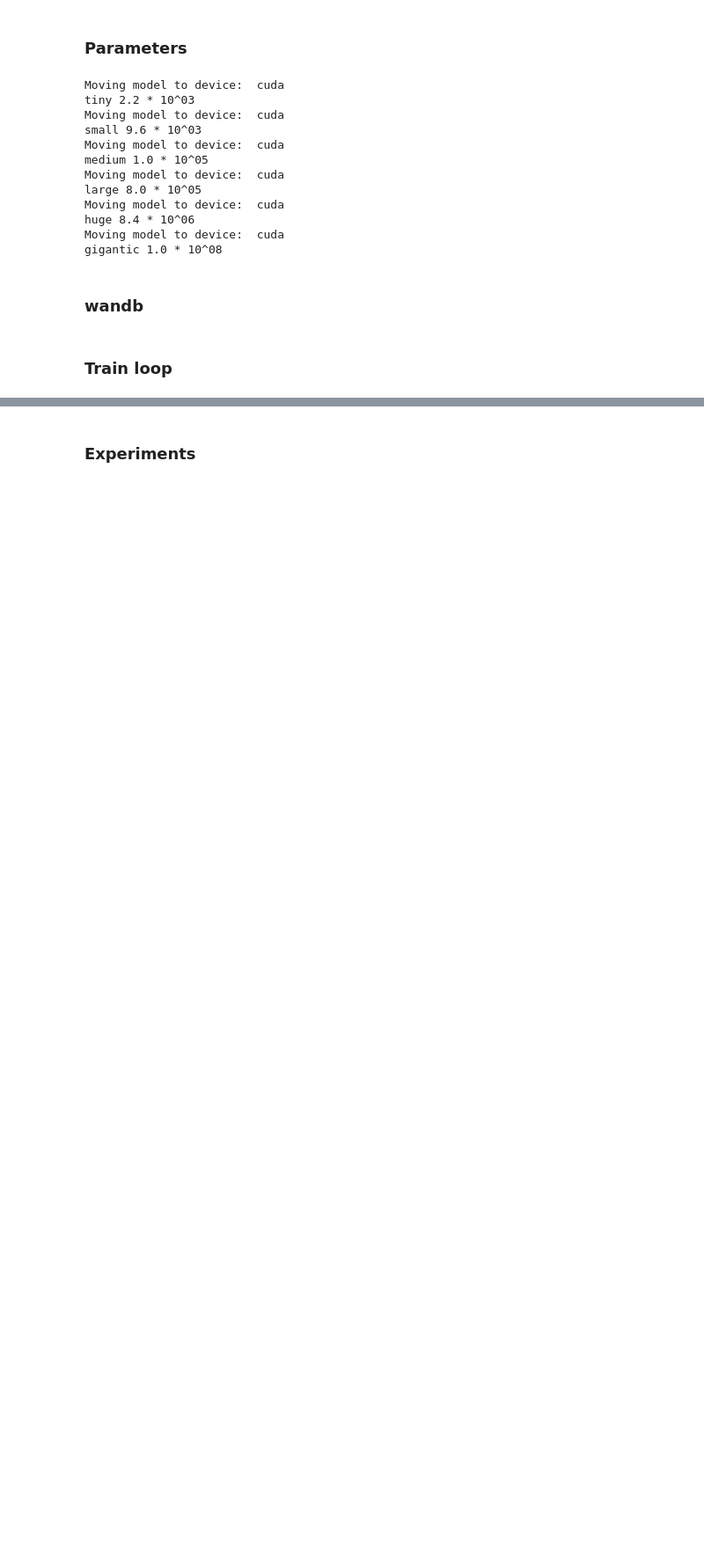
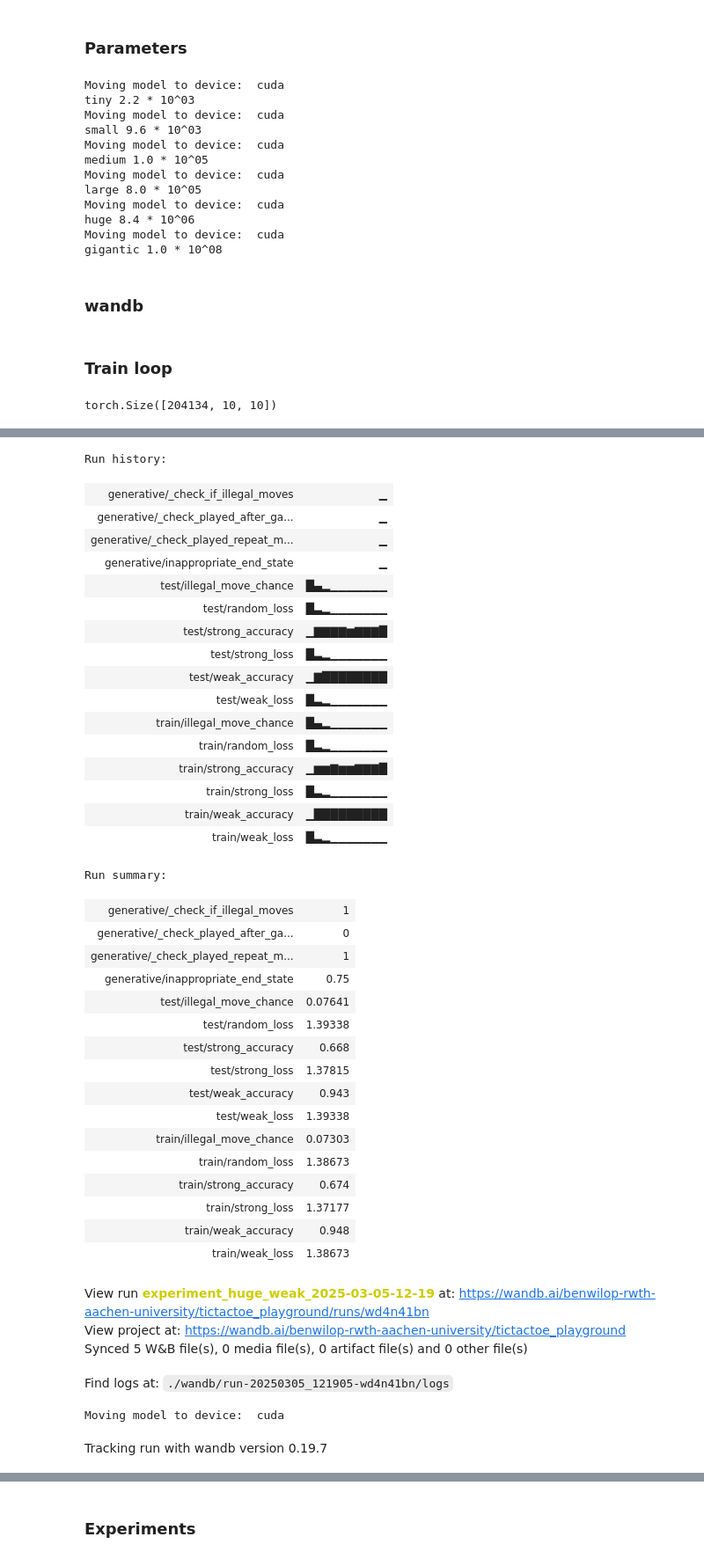
Before and after one commit to BenWilop/MechInt, a Jupyter notebook: playground_WSG_games.ipynb, the cells around one changed output, grey strips where cells are left out. Shown: that part at 88% size. Drawn from its saved outputs; the diff is of its cells as text; code cells hidden in the pictures; blank space fills up the shorter version.

```diff
--- a/playground_WSG_games.ipynb
+++ b/playground_WSG_games.ipynb
@@ -249,7 +287,7 @@ Exception:
 training_cfg = {
     "learning_rate": 1e-4,
     "weight_decay": 1e-5,
-    "epochs": 5,
+    "epochs": 10,
     "batch_size": 64,
 }
 
@@ -300,17 +338,30 @@ Moving model to device:  cuda
 huge 8.4 * 10^06
 Moving model to device:  cuda
 gigantic 1.0 * 10^08
+# %%
+def rearrange(tensor: Tensor) -> Tensor:
+    """
+    Flattens the first two dimensions (n_games and game_length) into one.
+    This converts a tensor of shape [n_games, game_length, n_tokens]
+    into [n_games * game_length, n_tokens] which is what F.cross_entropy expects.
+    """
+    return einops.rearrange(tensor, "batch seq token -> (batch seq) token")
 # %% [markdown]
 ### wandb
 # %%
 def log_epoch_wandb(logits: Float[Tensor, "n_games game_length n_tokens"], data: TicTacToeData, loss_fn, folder) -> None:
   res = {}
-  res[folder + 'weak_loss'] = loss_fn(logits, data.weak_goals_labels).item()
-  res[folder + 'strong_loss'] = loss_fn(logits, data.strong_goals_labels).item()
-  res[folder + 'random_loss'] = loss_fn(logits, data.random_move_labels).item()
+  flat_logits = rearrange(logits)
+  flat_weak_labels = rearrange(data.weak_goals_labels)
+  flat_strong_labels = rearrange(data.strong_goals_labels)
+  flat_random_labels = rearrange(data.random_move_labels)
 
-  softmax = nn.Softmax(dim=1)
-  predictions = softmax(logits)
+  res = {}
+  res[folder + 'weak_loss'] = loss_fn(flat_logits, flat_weak_labels).item()
+  res[folder + 'strong_loss'] = loss_fn(flat_logits, flat_strong_labels).item()
+  res[folder + 'random_loss'] = loss_fn(flat_logits, flat_random_labels).item()
+
+  predictions = softmax(logits, -1)
   evaluation = evaluate_predictions(predictions, data)
   for metric, value in evaluation.items():
     res[folder + metric] = value
@@ -374,7 +425,8 @@ def train_model(project_name: str, experiment_name: str, timestamp: str,
 
             optimizer.zero_grad()
             logits = model(games)
-            loss = loss_fn(logits, labels)
+            loss = loss_fn(rearrange(logits),
+                           rearrange(labels))
             loss.backward()
             optimizer.step()
 
@@ -420,3 +472,12 @@ def run_full_training(project_name, model_size: str, goal: Goal, train_data, tes
     wandb.finish()
 
     return model, experiment_name, run_id
+
+print(tictactoe_train_data.random_move_labels.shape)
+project_name = "tictactoe_playground"
+model_size = "huge"
+model_cfg = get_model_config(model_size)
+wandb.finish()
+model, _, _ = run_full_training(project_name, model_size, Goal.WEAK_GOAL, tictactoe_train_data, tictactoe_test_data, training_cfg, model_cfg)
+# %% [output]
+torch.Size([204134, 10, 10])
@@ -422,0 +485,40 @@ def run_full_training(project_name, model_size: str, goal: Goal, train_data, tes
+Run history:
+| generative/_check_if_illegal_moves | ▁ |
+| generative/_check_played_after_ga... | ▁ |
+| generative/_check_played_repeat_m... | ▁ |
+| generative/inappropriate_end_state | ▁ |
+| test/illegal_move_chance | █▄▂▁▁▁▁▁▁▁ |
+| test/random_loss | █▃▂▁▁▁▁▁▁▁ |
+| test/strong_accuracy | ▁▇▇▇▇▆▇▇▇█ |
+| test/strong_loss | █▃▂▁▁▁▁▁▁▁ |
+| test/weak_accuracy | ▁▇████████ |
+| test/weak_loss | █▃▂▁▁▁▁▁▁▁ |
+| train/illegal_move_chance | █▄▂▁▁▁▁▁▁▁ |
+| train/random_loss | █▃▂▁▁▁▁▁▁▁ |
+| train/strong_accuracy | ▁▆▆▇▆▆▇▇▇█ |
+| train/strong_loss | █▃▂▁▁▁▁▁▁▁ |
+| train/weak_accuracy | ▁█████████ |
+| train/weak_loss | █▃▂▁▁▁▁▁▁▁ |
+Run summary:
+| generative/_check_if_illegal_moves | 1 |
+| generative/_check_played_after_ga... | 0 |
+| generative/_check_played_repeat_m... | 1 |
+| generative/inappropriate_end_state | 0.75 |
+| test/illegal_move_chance | 0.07641 |
+| test/random_loss | 1.39338 |
+| test/strong_accuracy | 0.668 |
+| test/strong_loss | 1.37815 |
+| test/weak_accuracy | 0.943 |
+| test/weak_loss | 1.39338 |
+| train/illegal_move_chance | 0.07303 |
+| train/random_loss | 1.38673 |
+| train/strong_accuracy | 0.674 |
+| train/strong_loss | 1.37177 |
+| train/weak_accuracy | 0.948 |
+| train/weak_loss | 1.38673 |
+View run experiment_huge_weak_2025-03-05-12-19 at: https://wandb.ai/benwilop-rwth-aachen-university/tictactoe_playground/runs/wd4n41bn
+View project at: https://wandb.ai/benwilop-rwth-aachen-university/tictactoe_playground
+Synced 5 W&B file(s), 0 media file(s), 0 artifact file(s) and 0 other file(s)
+Find logs at: ./wandb/run-20250305_121905-wd4n41bn/logs
+Moving model to device:  cuda
+Tracking run with wandb version 0.19.7
```
Also changed, not shown: parts of 23 cells of this notebook.
